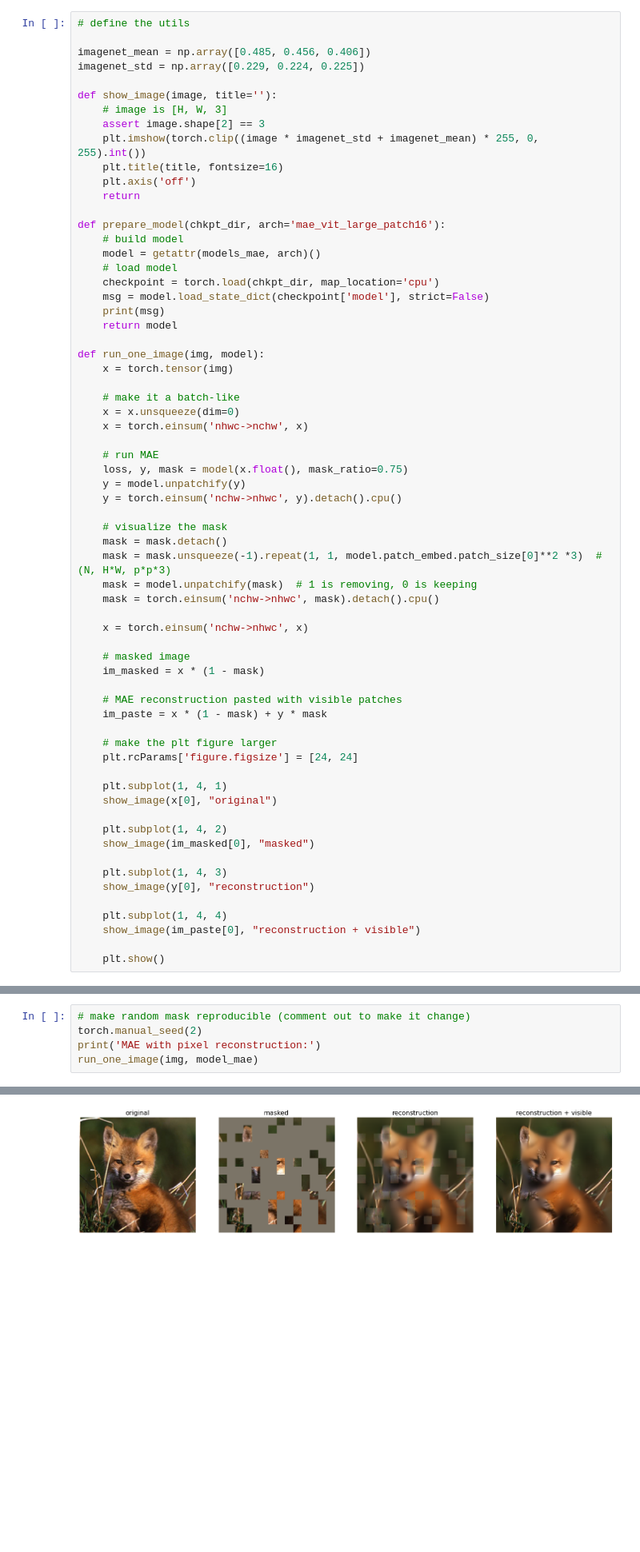
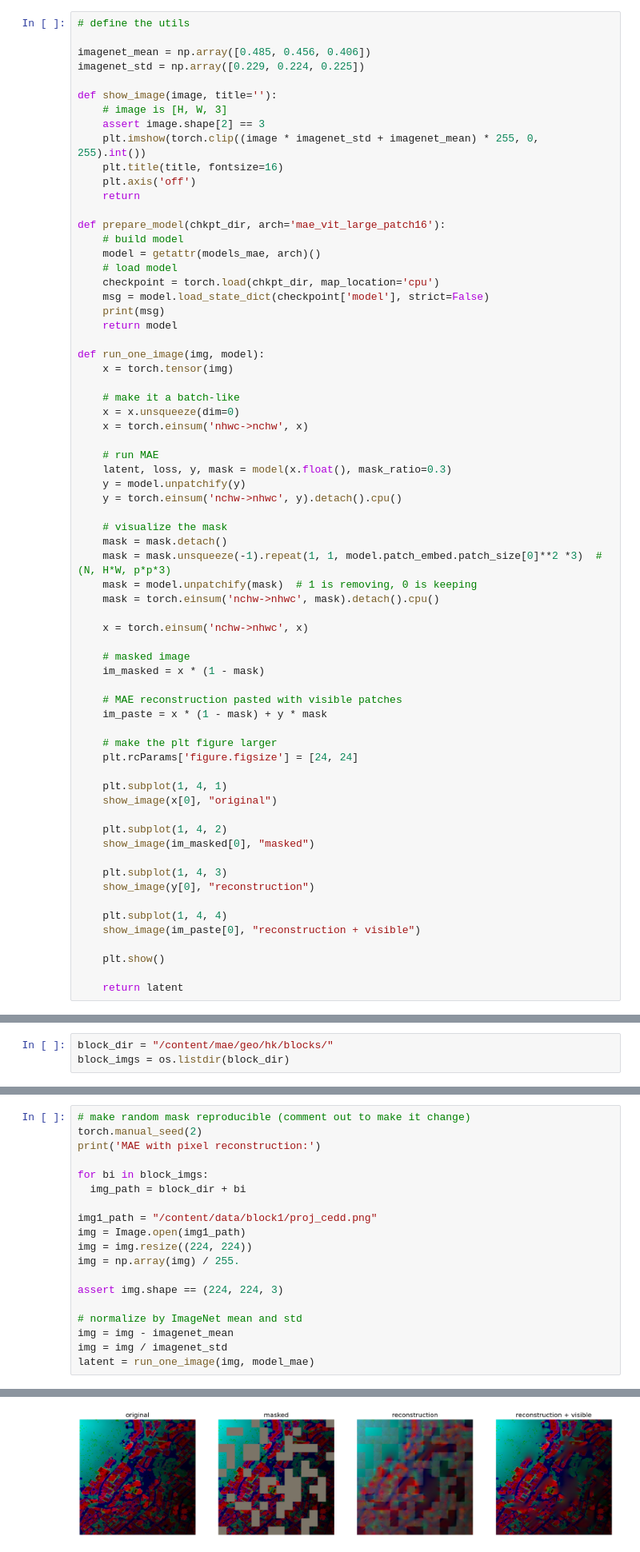
Before and after one commit to eiiijiiiy/mae, a Jupyter notebook: demo/mae_visualize.ipynb, the cells around one changed output, grey strips where cells are left out. Shown at 80% size. Cells and saved outputs as stored; diff of their text form; blank space fills up the shorter version.

```diff
--- a/demo/mae_visualize.ipynb
+++ b/demo/mae_visualize.ipynb
@@ -75,7 +75,7 @@ def run_one_image(img, model):
     x = torch.einsum('nhwc->nchw', x)
 
     # run MAE
-    loss, y, mask = model(x.float(), mask_ratio=0.75)
+    latent, loss, y, mask = model(x.float(), mask_ratio=0.3)
     y = model.unpatchify(y)
     y = torch.einsum('nchw->nhwc', y).detach().cpu()
 
@@ -109,3 +109,5 @@ def run_one_image(img, model):
     show_image(im_paste[0], "reconstruction + visible")
 
     plt.show()
+
+    return latent
@@ -149,2 +156,5 @@ The aliases was originally deprecated in NumPy 1.20; for more details and guidan
 # %% [markdown]
 ### Run MAE on the image
+# %%
+block_dir = "/content/mae/geo/hk/blocks/"
+block_imgs = os.listdir(block_dir)
@@ -151,8 +169,22 @@ The aliases was originally deprecated in NumPy 1.20; for more details and guidan
 # %%
 # make random mask reproducible (comment out to make it change)
 torch.manual_seed(2)
 print('MAE with pixel reconstruction:')
-run_one_image(img, model_mae)
+
+for bi in block_imgs:
+  img_path = block_dir + bi
+
+img1_path = "/content/data/block1/proj_cedd.png"
+img = Image.open(img1_path)
+img = img.resize((224, 224))
+img = np.array(img) / 255.
+
+assert img.shape == (224, 224, 3)
+
+# normalize by ImageNet mean and std
+img = img - imagenet_mean
+img = img / imagenet_std
+latent = run_one_image(img, model_mae)
 # %% [output]
 MAE with pixel reconstruction:
-[figure, old version]
+[figure, new version]
```
Also changed, not shown: parts of 13 cells of this notebook.
